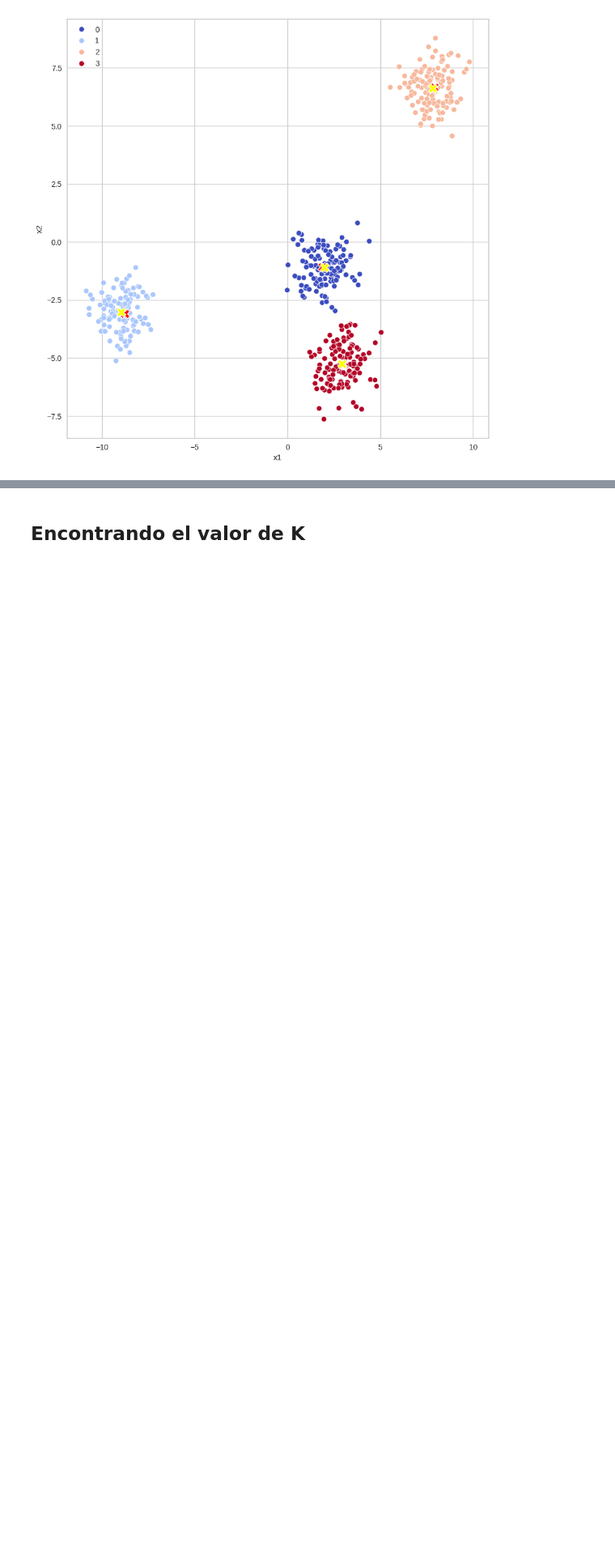
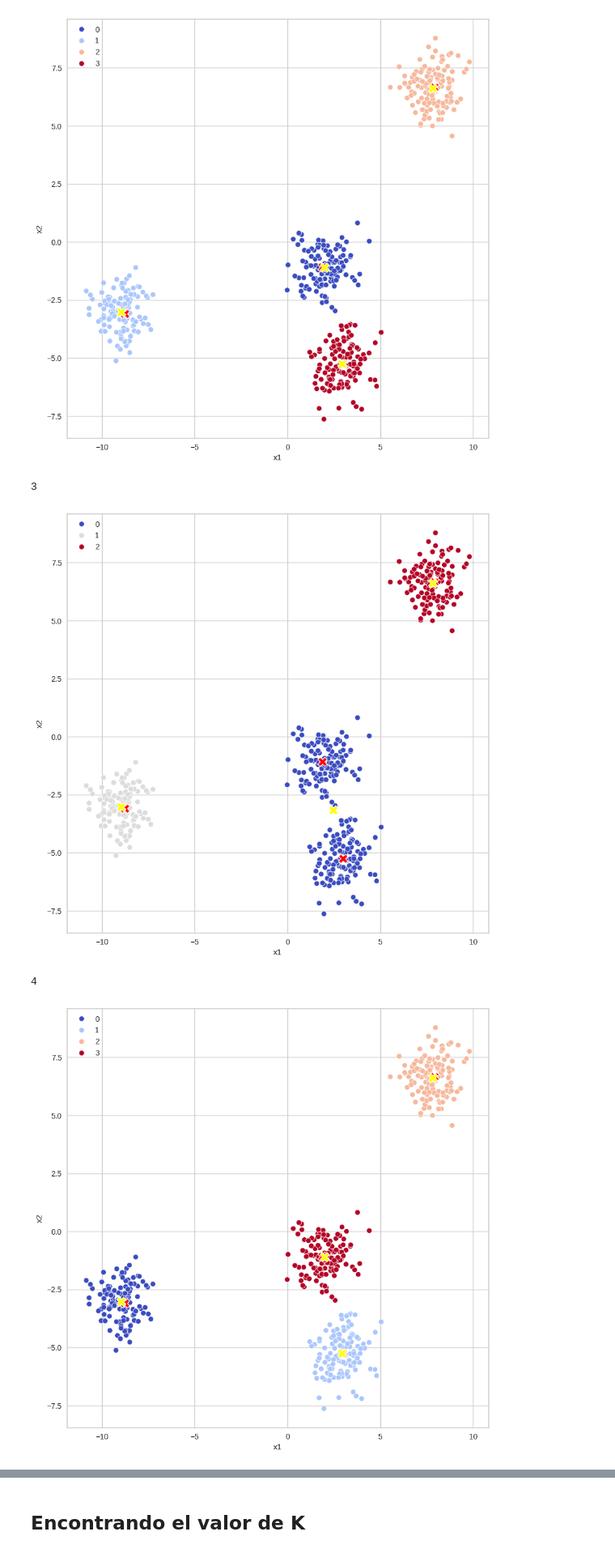
Before and after one commit to Patchwtf/MachineLearningProyects, a Jupyter notebook: Clustering/clustering_kmeans.ipynb, the cells around one changed output, grey strips where cells are left out. Shown: that part at 81% size. Cells and saved outputs as stored; diff of their text form; code cells hidden in the pictures; blank space fills up the shorter version.

```diff
--- a/Clustering/clustering_kmeans.ipynb
+++ b/Clustering/clustering_kmeans.ipynb
@@ -57,3 +57,27 @@ sns.scatterplot(data=df_k_means_center, x='x1', y='x2', color='yellow', marker='
 plt.show()
 # %% [output]
 [figure]
+# %%
+def vis_cluster (k):
+  kmeans = KMeans(n_clusters=k)
+  df_cluster = kmeans.fit_predict(X)
+  df_bloobs['cluster'] = df_cluster
+  k_means_centers = kmeans.cluster_centers_
+  df_k_means_center = pd.DataFrame({
+      'x1':k_means_centers[:,0],
+      'x2':k_means_centers[:,1],
+  })
+  fig = plt.figure(figsize=(10,10))
+  sns.scatterplot(data=df_bloobs, x='x1', y='x2', hue='cluster', palette='coolwarm')
+  sns.scatterplot(data=df_centers, x='x1', y='x2', color='red', marker='X', s=150)
+  sns.scatterplot(data=df_k_means_center, x='x1', y='x2', color='yellow', marker='X', s=150)
+  plt.show()
+# %%
+for _ in range(3,7):
+  print(_)
+  vis_cluster(_)
+# %% [output]
+3
+[figure, added]
+4
+[figure, added]
```
Also changed, not shown: parts of 3 cells of this notebook.
